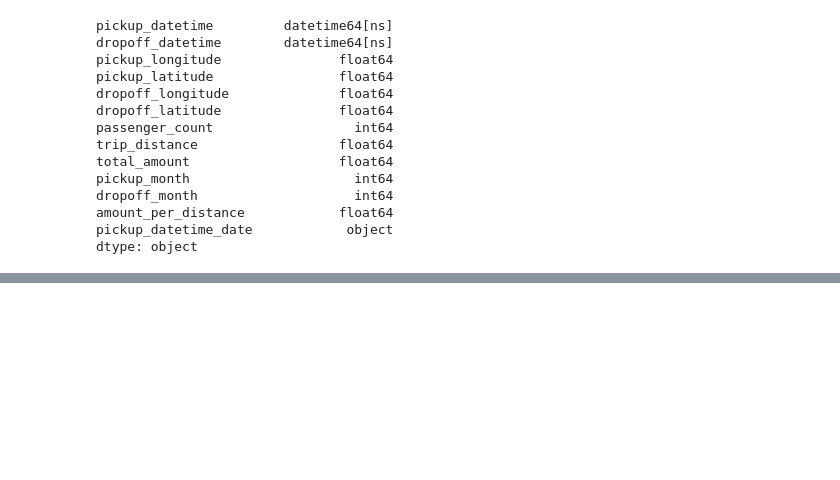
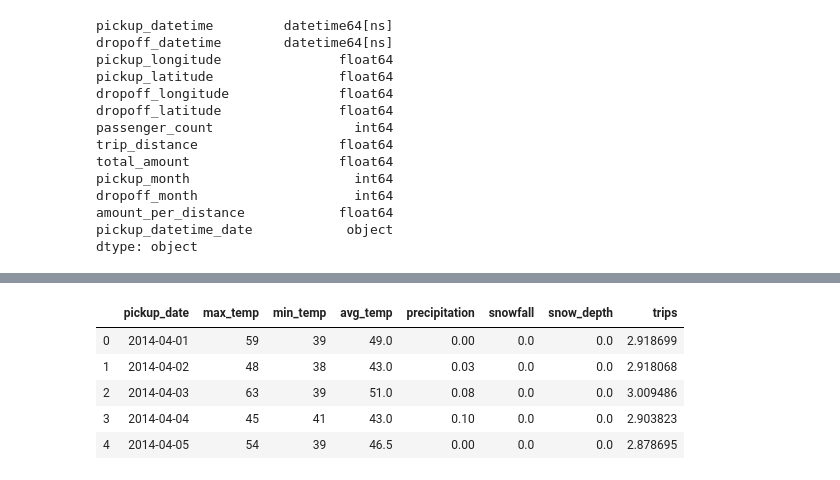
Before and after one commit to marioceron/DS4A_Datathon_Team03_2019, a Jupyter notebook: 4_CombinedAnalysis_YellowTrips_Weather.ipynb, the cells around one changed output, grey strips where cells are left out. Cells and saved outputs as stored; diff of their text form; code cells hidden in the pictures; blank space fills up the shorter version.

```diff
--- a/4_CombinedAnalysis_YellowTrips_Weather.ipynb
+++ b/4_CombinedAnalysis_YellowTrips_Weather.ipynb
@@ -86,0 +119,11 @@ MergeError: incompatible merge keys [0] dtype('O') and dtype('<M8[ns]'), must be
+# %%
+yellow_trips_day = yellow_trips_weather.groupby(['pickup_date'])[['max_temp', 'min_temp', 'avg_temp', 'precipitation', 'snowfall', 'snow_depth']].mean().reset_index()
+yellow_trips_day['trips'] = yellow_trips_weather.groupby(['pickup_date'])['trip_distance'].mean().reset_index(name = 'trips')['trips']
+yellow_trips_day.head()
+# %% [output]
+|  | pickup_date | max_temp | min_temp | avg_temp | precipitation | snowfall | snow_depth | trips |
+| 0 | 2014-04-01 | 59 | 39 | 49.0 | 0.00 | 0.0 | 0.0 | 2.918699 |
+| 1 | 2014-04-02 | 48 | 38 | 43.0 | 0.03 | 0.0 | 0.0 | 2.918068 |
+| 2 | 2014-04-03 | 63 | 39 | 51.0 | 0.08 | 0.0 | 0.0 | 3.009486 |
+| 3 | 2014-04-04 | 45 | 41 | 43.0 | 0.10 | 0.0 | 0.0 | 2.903823 |
+| 4 | 2014-04-05 | 54 | 39 | 46.5 | 0.00 | 0.0 | 0.0 | 2.878695 |
```
Also changed, not shown: parts of 8 cells of this notebook, 26 other files.
